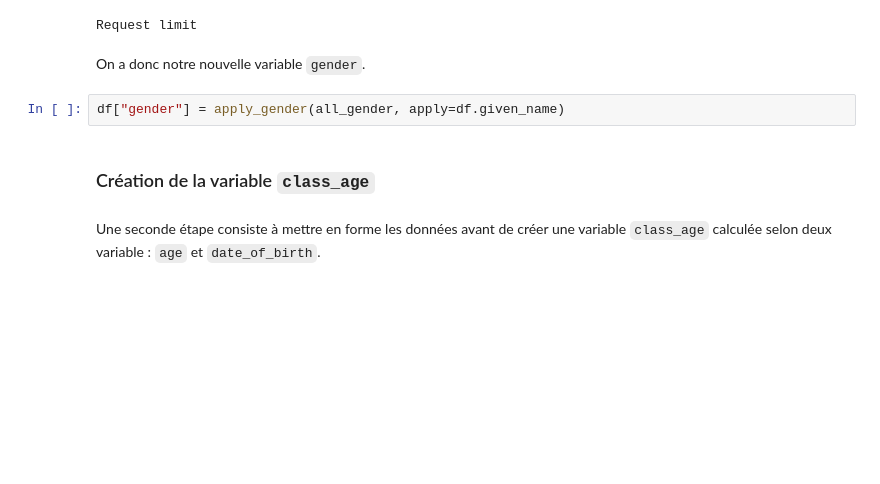
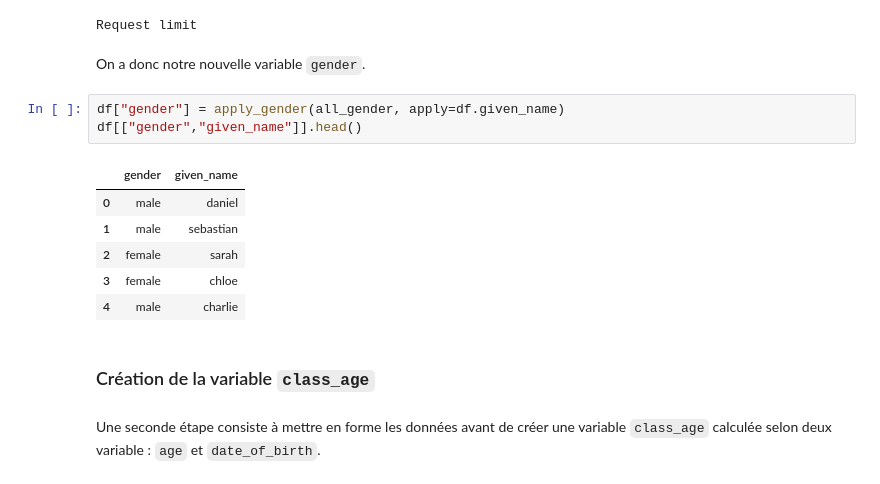
Before and after one commit to titigmr/Test-INRIA-APHP, a Jupyter notebook: data_analysis.ipynb, the cells around one changed output. Saved outputs shown, nothing was run; the diff lists cells and outputs as text; blank space fills up the shorter version.

```diff
--- a/data_analysis.ipynb
+++ b/data_analysis.ipynb
@@ -50,6 +53,14 @@ Request limit
 On a donc notre nouvelle variable `gender`.
 # %%
 df["gender"] = apply_gender(all_gender, apply=df.given_name)
+df[["gender","given_name"]].head()
+# %% [output]
+|  | gender | given_name |
+| 0 | male | daniel |
+| 1 | male | sebastian |
+| 2 | female | sarah |
+| 3 | female | chloe |
+| 4 | male | charlie |
 # %% [markdown]
 ### Création de la variable `class_age`
 # %% [markdown]
```
Also changed, not shown: parts of 19 cells of this notebook, 4 other files.
